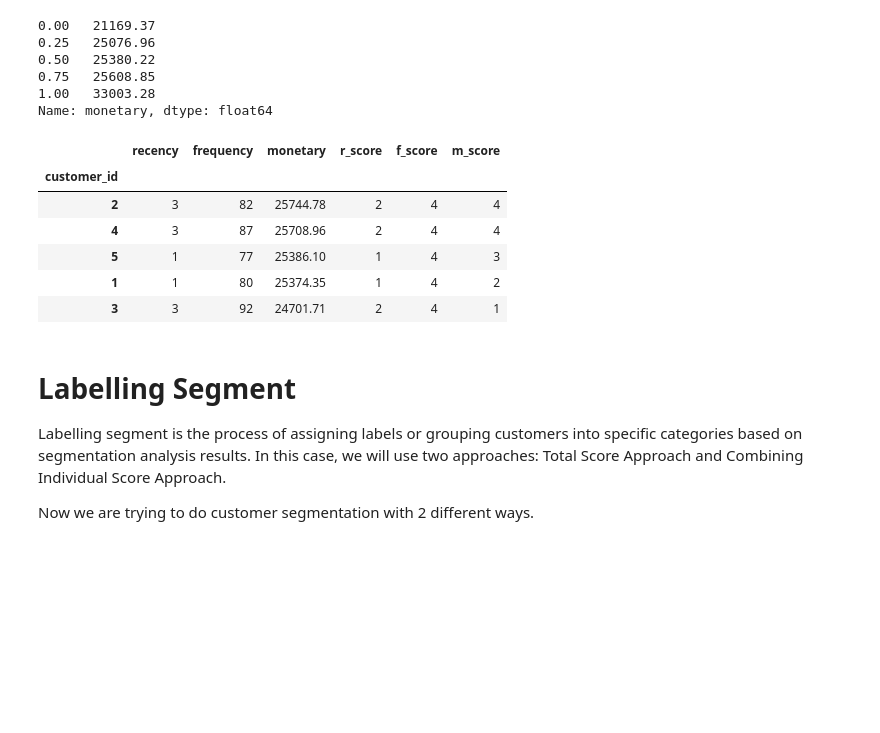
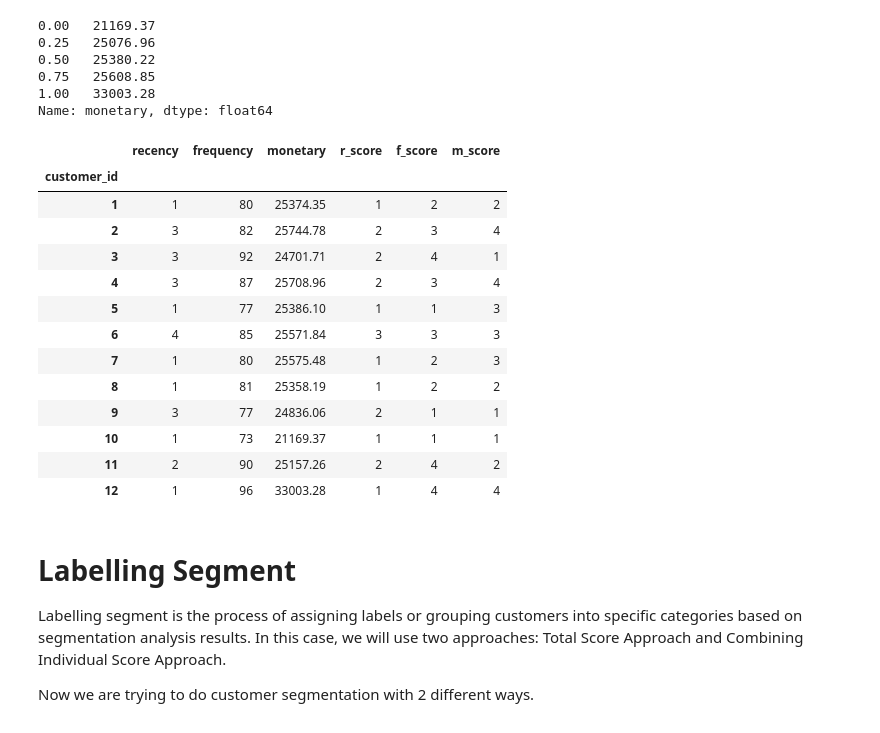
Before and after one commit to hansdarmawann/rfm-myanmar-retail, a Jupyter notebook: RFM_Myanmar_Analysis.ipynb, the cells around one changed output. Drawn from its saved outputs; the diff is of its cells as text; code cells hidden in the pictures; blank space fills up the shorter version.

```diff
--- a/RFM_Myanmar_Analysis.ipynb
+++ b/RFM_Myanmar_Analysis.ipynb
@@ -554,16 +600,3 @@ display(df_customer['frequency'].quantile([0, 0.25, 0.5, 0.75, 1]))
 0.75   87.75
 1.00   96.00
 Name: frequency, dtype: float64
-# %%
-def f_score(x):
-    if x==1:
-        return 1
-    elif x <= 3:
-        return 2
-    elif x <= 5:
-        return 3
-    else:
-        return 4
-
-df_customer['f_score'] = df_customer['frequency'].apply(f_score)
-df_customer.head().sort_values("r_score").sort_values("f_score", ascending=False)
@@ -577,0 +603,20 @@ df_customer.head().sort_values("r_score").sort_values("f_score", ascending=False
+# %%
+# Dynamically adjust labels based on the number of bins
+bin_edges = pd.qcut(
+    df_customer["frequency"],
+    q=4,
+    duplicates="drop",
+    retbins=True
+)[1]  # Get the bin edges
+
+# Create labels based on the number of bins
+labels = list(range(1, len(bin_edges)))
+
+# Apply qcut with the adjusted labels
+df_customer["f_score"] = pd.qcut(
+    df_customer["frequency"],
+    q=4,
+    labels=labels,
+    duplicates="drop"
+).astype(int)
+df_customer.sort_values("customer_id")
@@ -625,19 +685,26 @@ Name: monetary, dtype: float64
 # %%
 df_customer['m_score'] = pd.qcut(
     df_customer['monetary'],            # data
     q=4,                                # divided into 4 groups, evenly
     labels=[1, 2, 3, 4]                 # labeling, for monetary: as the monetary value increases, so does the score
 ).astype(int)
 
-df_customer.head().sort_values("r_score").sort_values(["f_score","m_score"], ascending=False)
+df_customer.sort_values("customer_id")
 # %% [output]
 |  | recency | frequency | monetary | r_score | f_score | m_score |
 | customer_id |  |  |  |  |  |  |
-| 2 | 3 | 82 | 25744.78 | 2 | 4 | 4 |
-| 4 | 3 | 87 | 25708.96 | 2 | 4 | 4 |
-| 5 | 1 | 77 | 25386.10 | 1 | 4 | 3 |
-| 1 | 1 | 80 | 25374.35 | 1 | 4 | 2 |
+| 1 | 1 | 80 | 25374.35 | 1 | 2 | 2 |
+| 2 | 3 | 82 | 25744.78 | 2 | 3 | 4 |
 | 3 | 3 | 92 | 24701.71 | 2 | 4 | 1 |
+| 4 | 3 | 87 | 25708.96 | 2 | 3 | 4 |
+| 5 | 1 | 77 | 25386.10 | 1 | 1 | 3 |
+| 6 | 4 | 85 | 25571.84 | 3 | 3 | 3 |
+| 7 | 1 | 80 | 25575.48 | 1 | 2 | 3 |
+| 8 | 1 | 81 | 25358.19 | 1 | 2 | 2 |
+| 9 | 3 | 77 | 24836.06 | 2 | 1 | 1 |
+| 10 | 1 | 73 | 21169.37 | 1 | 1 | 1 |
+| 11 | 2 | 90 | 25157.26 | 2 | 4 | 2 |
+| 12 | 1 | 96 | 33003.28 | 1 | 4 | 4 |
 # %% [markdown]
 # Labelling Segment
 
```
Also changed, not shown: parts of 16 cells of this notebook, 1 other file.
